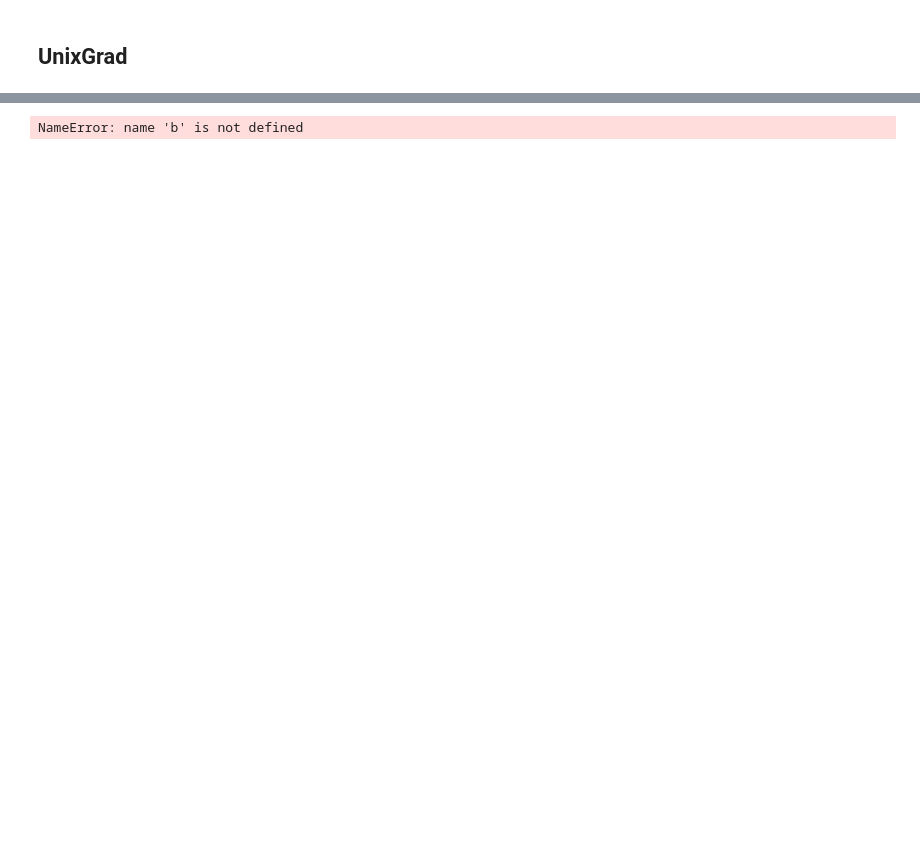
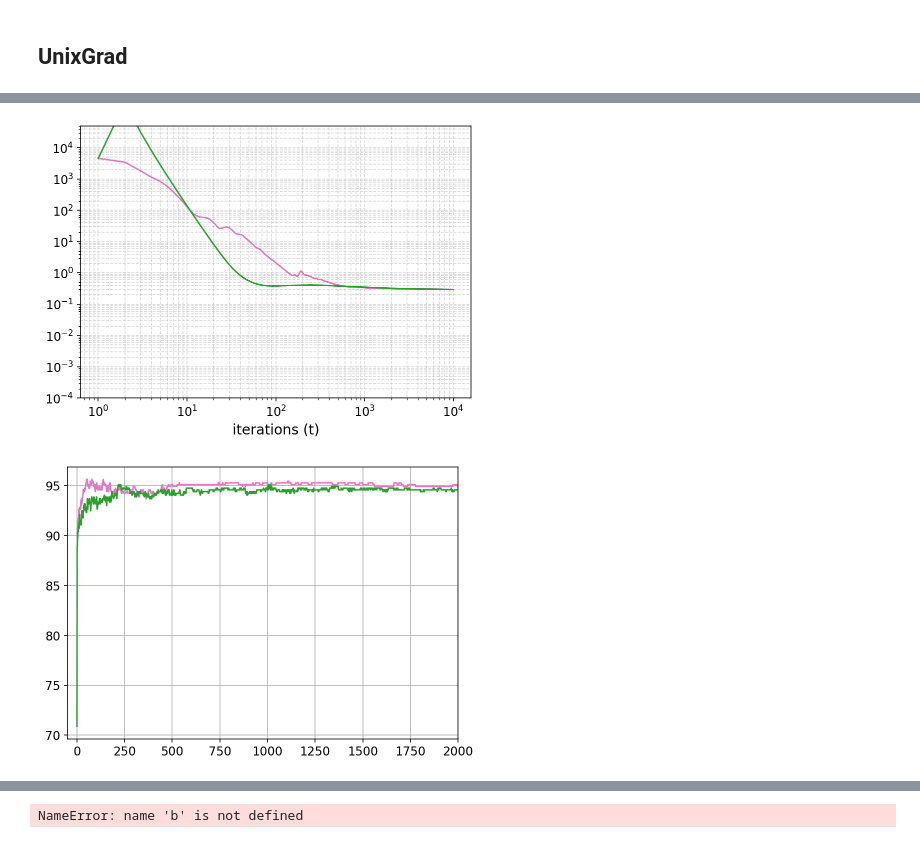
Before and after one commit to FrancescoMandru/Optimization, a Jupyter notebook: jupyter/testfunctions.ipynb, the cells around one changed output, grey strips where cells are left out. Drawn from its saved outputs; the diff is of its cells as text; code cells hidden in the pictures; blank space fills up the shorter version.

Commit message:
improve unixGrad

```diff
--- a/jupyter/testfunctions.ipynb
+++ b/jupyter/testfunctions.ipynb
@@ -573,0 +641,73 @@ def unixGrad(weights,
+# %%
+max_iter = 10000
+D = 1e2
+
+plt.figure(figsize=(7,5))
+plt.yscale('log')
+plt.xscale('log')
+plt.grid(which='both', ls="--", alpha=0.5)
+
+losses = []
+accs = []
+
+losses_ug = []
+accs_ug = []
+for i in range(5):
+    #weights_initial = np.random.rand(1,X_train.shape[1]).T
+    #weights_initial = np.zeros((X_train.shape[1],1))
+    weights_initial = np.random.randint(low=-100, high=100, size=(1, X_train.shape[1])).T
+    weights_initial = gradient_projection(weights_initial, D)
+
+    loss, acc, y_bar = accelegrad_v2(weights_initial,
+                                X_train,
+                                y_train,
+                                X_test,
+                                y_test,
+                                D=D,
+                                G=0,
+                                lamb=1,
+                                max_iter=max_iter)
+
+    loss_ug, acc_ug, y_bar_ug = unixGrad(weights_initial,
+                                         X_train,
+                                         y_train,
+                                         X_test,
+                                         y_test,
+                                         D=1,
+                                         lamb=1,
+                                         max_iter=max_iter)
+
+    #plt.plot(loss, alpha=0.3, c='tab:blue')
+
+    losses.append(loss)
+    accs.append(acc[1:])
+
+    losses_ug.append(loss_ug)
+    accs_ug.append(acc_ug[1:])
+
+mean_loss = np.mean(losses,axis=0)
+mean_acc = np.mean(accs, axis=0)
+
+print("len(losses_ug):", len(losses_ug[0]) )
+mean_loss_ug = np.mean(losses_ug, axis=0)
+mean_acc_ug = np.mean(accs_ug, axis=0)
+
+
+plt.plot(np.arange(1,max_iter+3), mean_loss, c='tab:pink')
+plt.plot(np.arange(1,max_iter+1), mean_loss_ug[:-1], c='tab:green')
+plt.xlabel(r"iterations (t)", fontsize=14)
+#plt.xlim([1,max_iter])
+plt.ylim([1e-4,5*1e4])
+plt.yticks(fontsize=12)
+plt.xticks(fontsize=12)
+plt.show()
+
+plt.figure(figsize=(7,5))
+plt.plot(mean_acc, c='tab:pink')
+plt.plot(mean_acc_ug, c='tab:green')
+plt.yticks(fontsize=12)
+plt.xticks(fontsize=12)
+plt.xlim([-50,2000])
+plt.grid()
+plt.show()
+# %% [output]
@@ -573,0 +725,2 @@ def unixGrad(weights,
+[figure, added]
+[figure, added]
```
Also changed, not shown: parts of 8 cells of this notebook, 1 other file.
